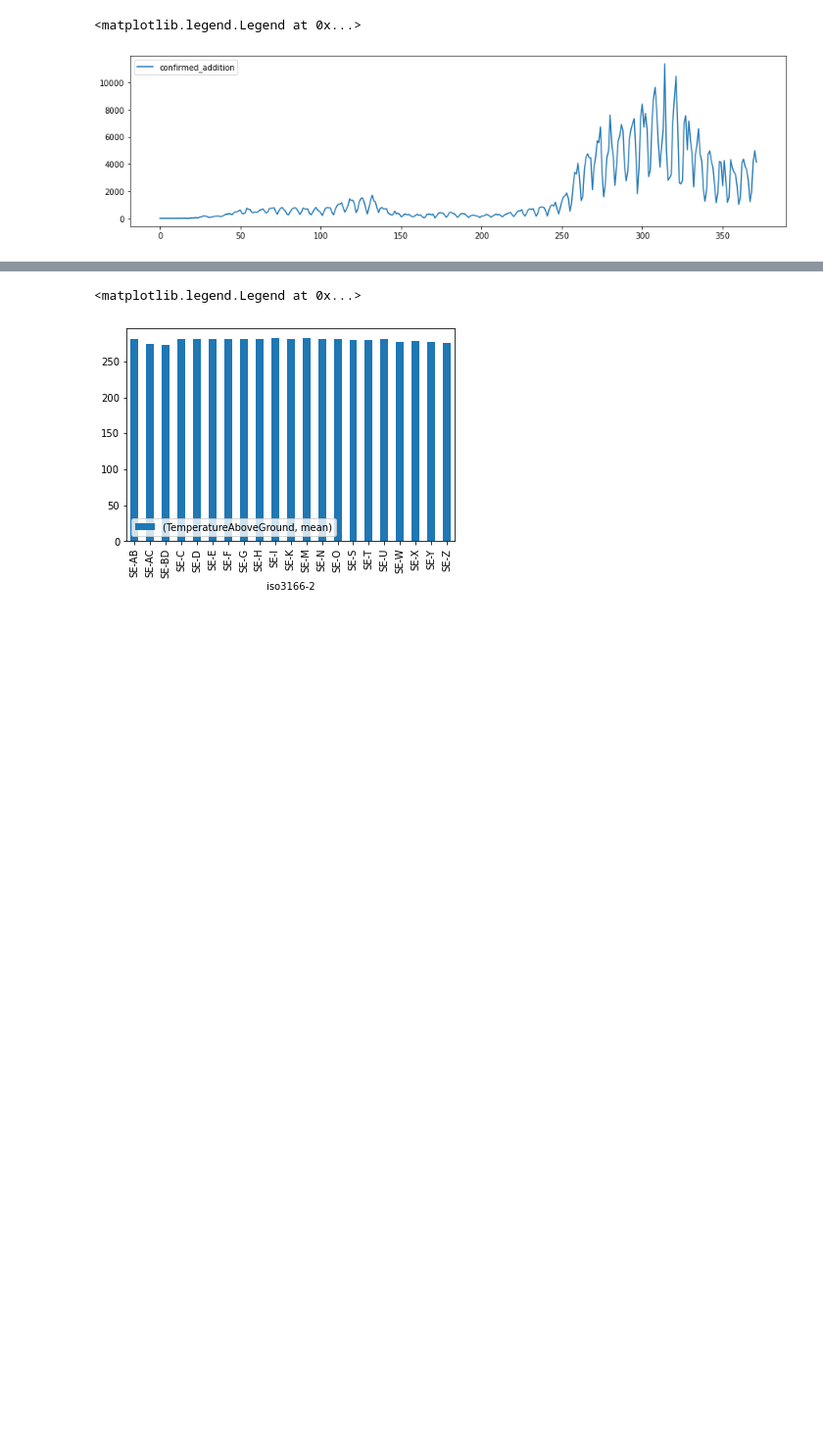
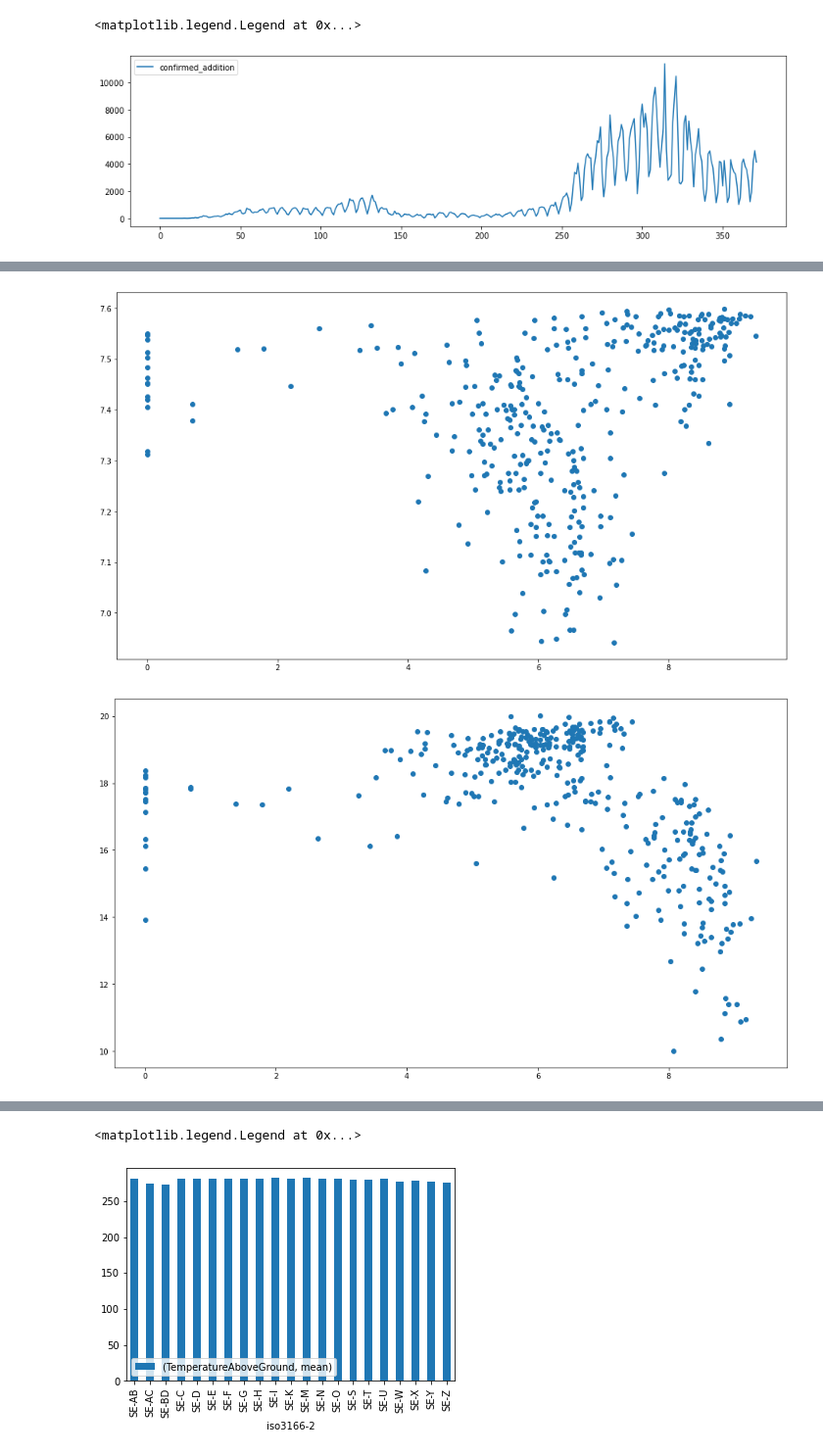
Before and after one commit to ranUser01/Covid-development-in-Sweden, a Jupyter notebook: notebooks/project_handin.ipynb, the cells around one changed output, grey strips where cells are left out. Shown at 98% size. Saved outputs shown, nothing was run; the diff lists cells and outputs as text; code cells hidden in the pictures; blank space fills up the shorter version.

```diff
--- a/notebooks/project_handin.ipynb
+++ b/notebooks/project_handin.ipynb
@@ -279,4 +301,9 @@ ys = ['RelativeHumiditySurface', 'SolarRadiation', 'Surfacepressure',
 # %%
 # log to log plots
-# for y in ys:
-#     dataset.plot(xs,y, logx = True, logy = True, figsize=(16,9))
+for y in ys:
+    fig = plt.figure(figsize=(16,9))
+    plt.scatter(np.log(dataset_by_date[xs]+1),np.log(dataset_by_date[y]+1))
+    plt.show()
+# %% [output]
+[figure, added]
+[figure, added]
```
Also changed, not shown: parts of 16 cells of this notebook.
